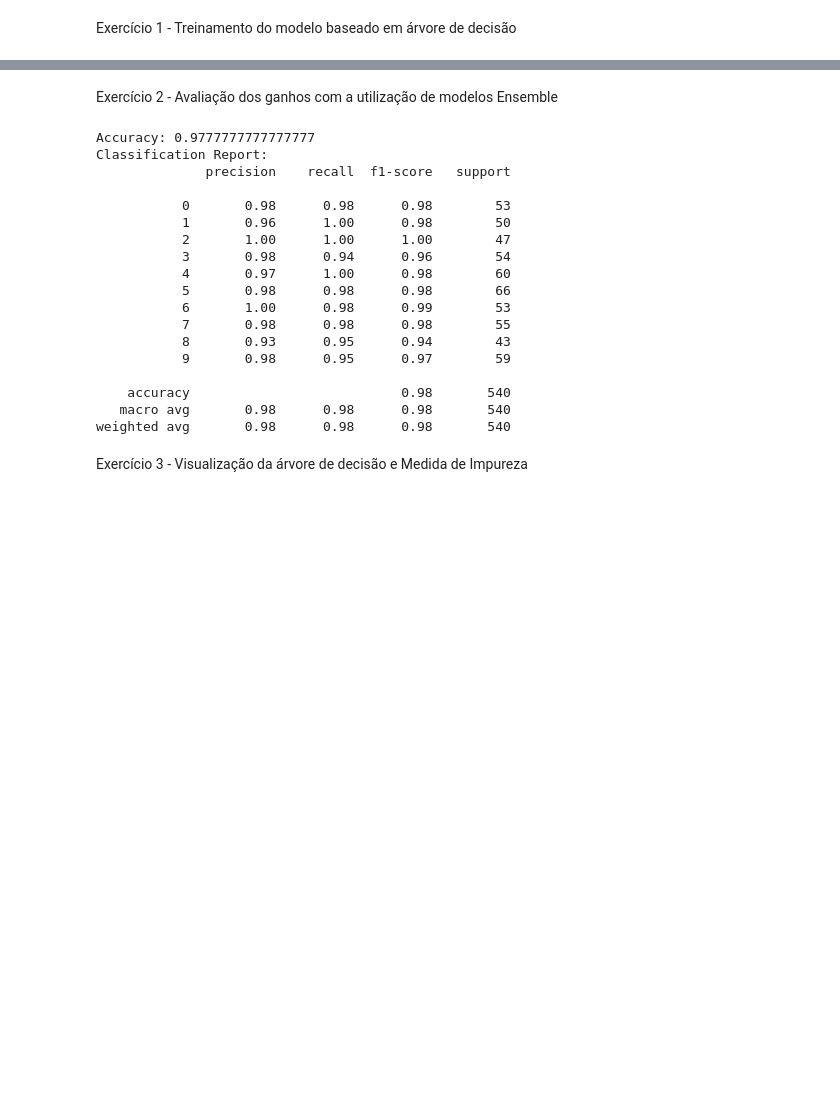
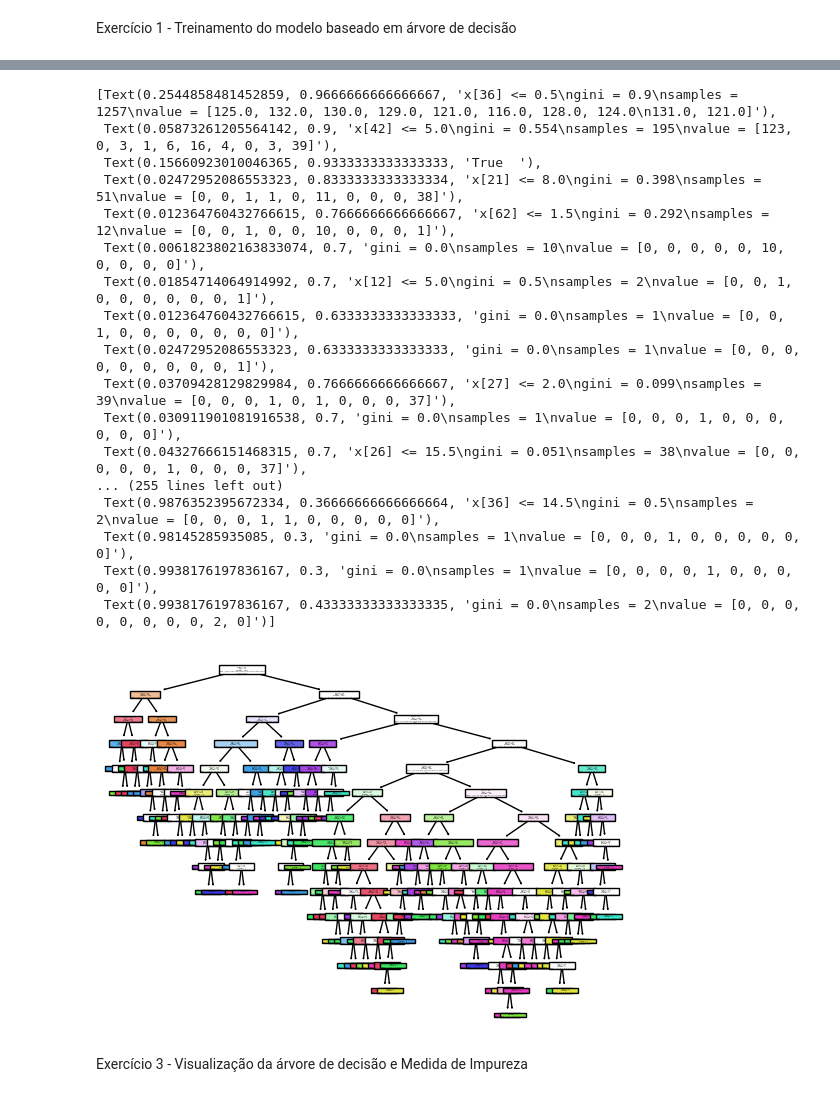
Before and after one commit to Gryog/mba-deeplearning-iad-006-2024-public, a Jupyter notebook: notebooks/ex01.ipynb, the cells around one changed output, grey strips where cells are left out. Saved outputs shown, nothing was run; the diff lists cells and outputs as text; code cells hidden in the pictures; blank space fills up the shorter version.

```diff
--- a/notebooks/ex01.ipynb
+++ b/notebooks/ex01.ipynb
@@ -18,8 +21,7 @@ Exercício 1 - Treinamento do modelo baseado em árvore de decisão
 # %%
 from sklearn.datasets import load_digits
 from sklearn.model_selection import train_test_split
-from sklearn.ensemble import RandomForestClassifier
-from sklearn import tree
+from sklearn.tree import DecisionTreeClassifier, plot_tree
 from sklearn.metrics import classification_report, accuracy_score
 
 digits = load_digits()
@@ -27,7 +29,7 @@ X, y = digits.data, digits.target
 
 X_train, X_test, y_train, y_test = train_test_split(X, y, test_size=0.3, random_state=42)
 
-model_decision_tree = tree.DecisionTreeClassifier()
+model_decision_tree = DecisionTreeClassifier()
 model_decision_tree.fit(X_train, y_train)
 
 y_pred = model_decision_tree.predict(X_test)
@@ -36,5 +38,5 @@ print(f'Accuracy: {accuracy_score(y_test, y_pred)}')
 print('Classification Report:')
 print(classification_report(y_test, y_pred))
 
-#tree.plot_tree(model_decision_tree, filled=True)
+plot_tree(model_decision_tree, filled=True)
 # %% [output]
@@ -59,43 +61,20 @@ weighted avg       0.85      0.85      0.85       540
+[Text(0.2544858481452859, 0.9666666666666667, 'x[36] <= 0.5\ngini = 0.9\nsamples = 1257\nvalue = [125.0, 132.0, 130.0, 129.0, 121.0, 116.0, 128.0, 124.0\n131.0, 121.0]'),
+ Text(0.05873261205564142, 0.9, 'x[42] <= 5.0\ngini = 0.554\nsamples = 195\nvalue = [123, 0, 3, 1, 6, 16, 4, 0, 3, 39]'),
+ Text(0.15660923010046365, 0.9333333333333333, 'True  '),
+ Text(0.02472952086553323, 0.8333333333333334, 'x[21] <= 8.0\ngini = 0.398\nsamples = 51\nvalue = [0, 0, 1, 1, 0, 11, 0, 0, 0, 38]'),
+ Text(0.012364760432766615, 0.7666666666666667, 'x[62] <= 1.5\ngini = 0.292\nsamples = 12\nvalue = [0, 0, 1, 0, 0, 10, 0, 0, 0, 1]'),
+ Text(0.0061823802163833074, 0.7, 'gini = 0.0\nsamples = 10\nvalue = [0, 0, 0, 0, 0, 10, 0, 0, 0, 0]'),
+ Text(0.01854714064914992, 0.7, 'x[12] <= 5.0\ngini = 0.5\nsamples = 2\nvalue = [0, 0, 1, 0, 0, 0, 0, 0, 0, 1]'),
+ Text(0.012364760432766615, 0.6333333333333333, 'gini = 0.0\nsamples = 1\nvalue = [0, 0, 1, 0, 0, 0, 0, 0, 0, 0]'),
+ Text(0.02472952086553323, 0.6333333333333333, 'gini = 0.0\nsamples = 1\nvalue = [0, 0, 0, 0, 0, 0, 0, 0, 0, 1]'),
+ Text(0.03709428129829984, 0.7666666666666667, 'x[27] <= 2.0\ngini = 0.099\nsamples = 39\nvalue = [0, 0, 0, 1, 0, 1, 0, 0, 0, 37]'),
+ Text(0.030911901081916538, 0.7, 'gini = 0.0\nsamples = 1\nvalue = [0, 0, 0, 1, 0, 0, 0, 0, 0, 0]'),
+ Text(0.04327666151468315, 0.7, 'x[26] <= 15.5\ngini = 0.051\nsamples = 38\nvalue = [0, 0, 0, 0, 0, 1, 0, 0, 0, 37]'),
+... (255 lines left out)
+ Text(0.9876352395672334, 0.36666666666666664, 'x[36] <= 14.5\ngini = 0.5\nsamples = 2\nvalue = [0, 0, 0, 1, 1, 0, 0, 0, 0, 0]'),
+ Text(0.98145285935085, 0.3, 'gini = 0.0\nsamples = 1\nvalue = [0, 0, 0, 1, 0, 0, 0, 0, 0, 0]'),
+ Text(0.9938176197836167, 0.3, 'gini = 0.0\nsamples = 1\nvalue = [0, 0, 0, 0, 1, 0, 0, 0, 0, 0]'),
+ Text(0.9938176197836167, 0.43333333333333335, 'gini = 0.0\nsamples = 2\nvalue = [0, 0, 0, 0, 0, 0, 0, 0, 2, 0]')]
+[figure, added]
-# %% [markdown]
-Exercício 2 - Avaliação dos ganhos com a utilização de modelos Ensemble
-# %%
-from sklearn.datasets import load_digits
-from sklearn.model_selection import train_test_split
-from sklearn.ensemble import RandomForestClassifier
-from sklearn import tree
-from sklearn.metrics import classification_report, accuracy_score
-
-digits = load_digits()
-X, y = digits.data, digits.target
-
-X_train, X_test, y_train, y_test = train_test_split(X, y, test_size=0.3, random_state=42)
-
-model_random_forest = RandomForestClassifier(n_estimators=50, random_state=30)
-model_random_forest.fit(X_train, y_train)
-
-y_pred = model_random_forest.predict(X_test)
-
-print(f'Accuracy: {accuracy_score(y_test, y_pred)}')
-print('Classification Report:')
-print(classification_report(y_test, y_pred))
-# %% [output]
-Accuracy: 0.9777777777777777
-Classification Report:
-              precision    recall  f1-score   support
-
-           0       0.98      0.98      0.98        53
-           1       0.96      1.00      0.98        50
-           2       1.00      1.00      1.00        47
-           3       0.98      0.94      0.96        54
-           4       0.97      1.00      0.98        60
-           5       0.98      0.98      0.98        66
-           6       1.00      0.98      0.99        53
-           7       0.98      0.98      0.98        55
-           8       0.93      0.95      0.94        43
-           9       0.98      0.95      0.97        59
-
-    accuracy                           0.98       540
-   macro avg       0.98      0.98      0.98       540
-weighted avg       0.98      0.98      0.98       540
 # %% [markdown]
 Exercício 3 - Visualização da árvore de decisão e Medida de Impureza
```
Also changed, not shown: parts of 7 cells of this notebook, 8 other files.
